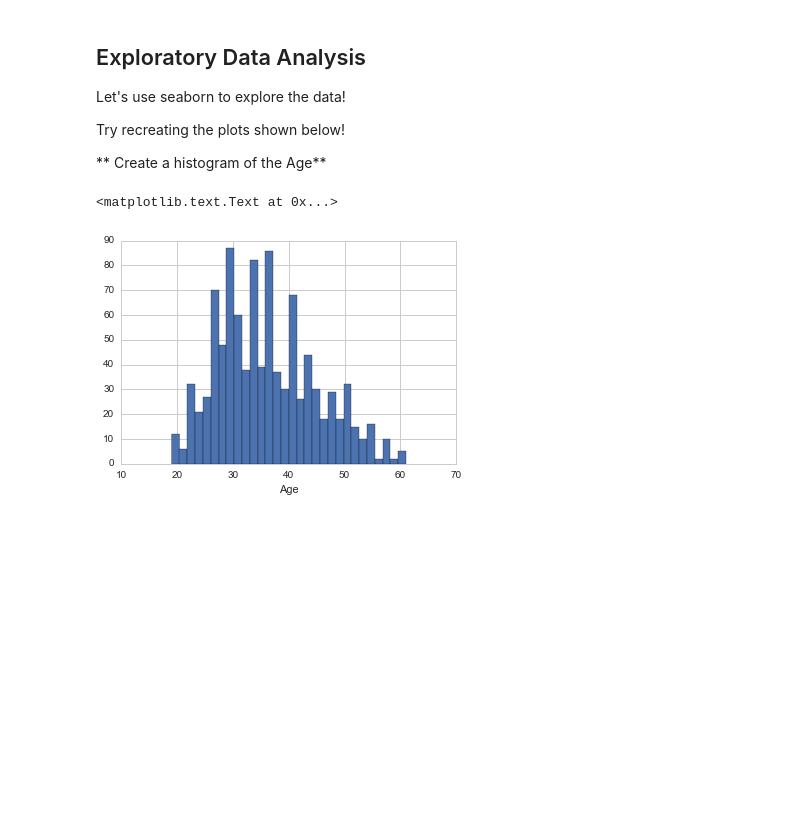
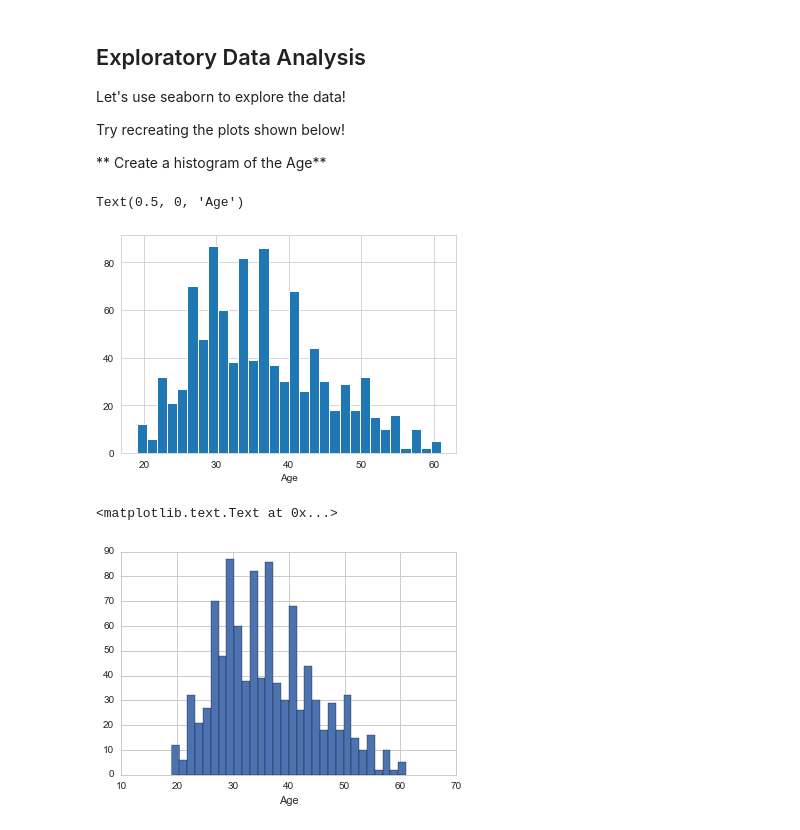
Before and after one commit to roblivesinottawa/data_science_machine_learning_python, a Jupyter notebook: 13-Logistic-Regression/02-Logistic Regression Project.ipynb, the cells around one changed output. Saved outputs shown, nothing was run; the diff lists cells and outputs as text; code cells hidden in the pictures; blank space fills up the shorter version.

Commit message:
logistic regression project created plots for data viz

```diff
--- a/13-Logistic-Regression/02-Logistic Regression Project.ipynb
+++ b/13-Logistic-Regression/02-Logistic Regression Project.ipynb
@@ -20,8 +20,18 @@ This data set contains the following features:
 ## Import Libraries
 
 **Import a few libraries you think you'll need (Or just import them as you go along!)**
+# %%
+import pandas as pd
+import numpy as np
+import matplotlib.pyplot as plt
+import seaborn as sns
+%matplotlib inline
+
+sns.set_style('whitegrid')
 # %% [markdown]
 ## Get the Data
 **Read in the advertising.csv file and set it to a data frame called ad_data.**
+# %%
+ad_data = pd.read_csv("advertising.csv")
 # %% [markdown]
 **Check the head of ad_data**
@@ -71,6 +93,12 @@ Let's use seaborn to explore the data!
 Try recreating the plots shown below!
 
 ** Create a histogram of the Age**
+# %%
+plt.hist(ad_data['Age'], bins=30)
+plt.xlabel('Age')
+# %% [output]
+Text(0.5, 0, 'Age')
+[figure, added]
 # %%
 # %% [output]
 <matplotlib.text.Text at 0x...>
```
Also changed, not shown: parts of 13 cells of this notebook, 1 other file.
